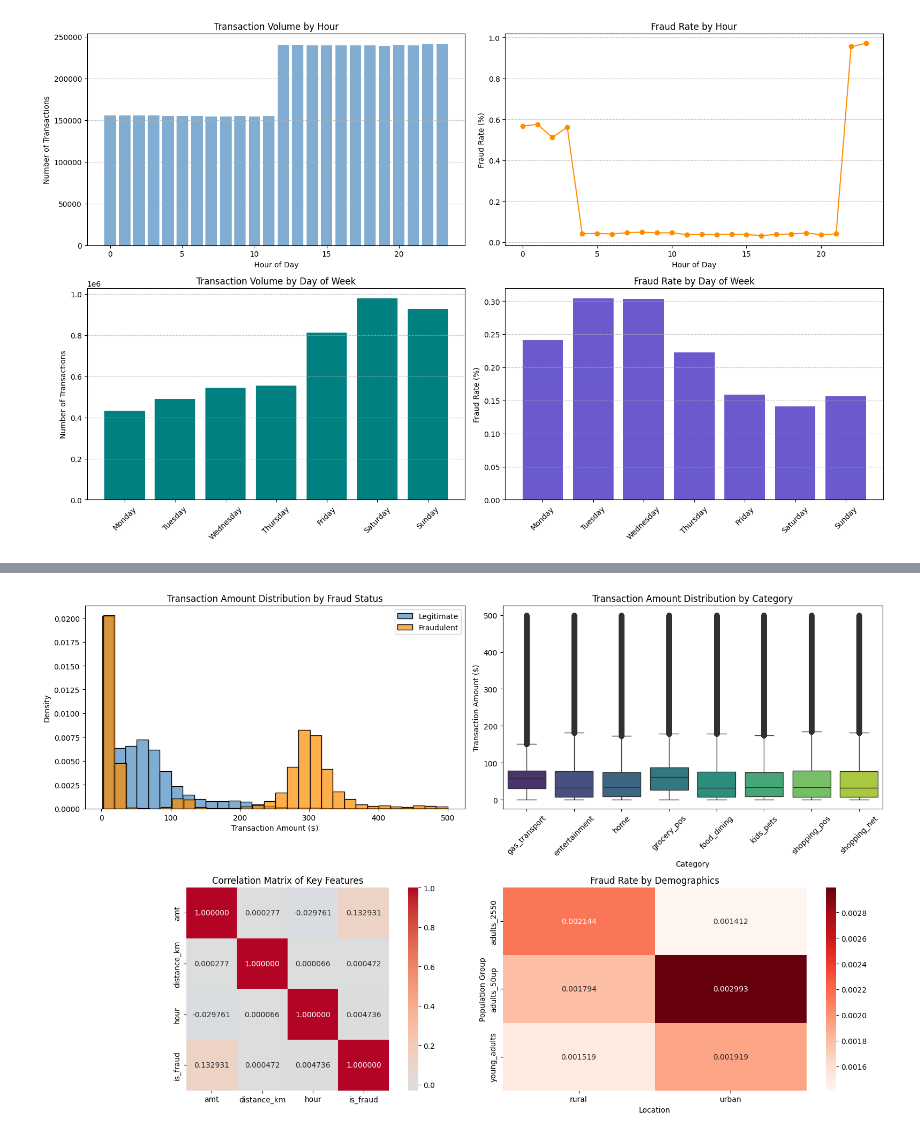
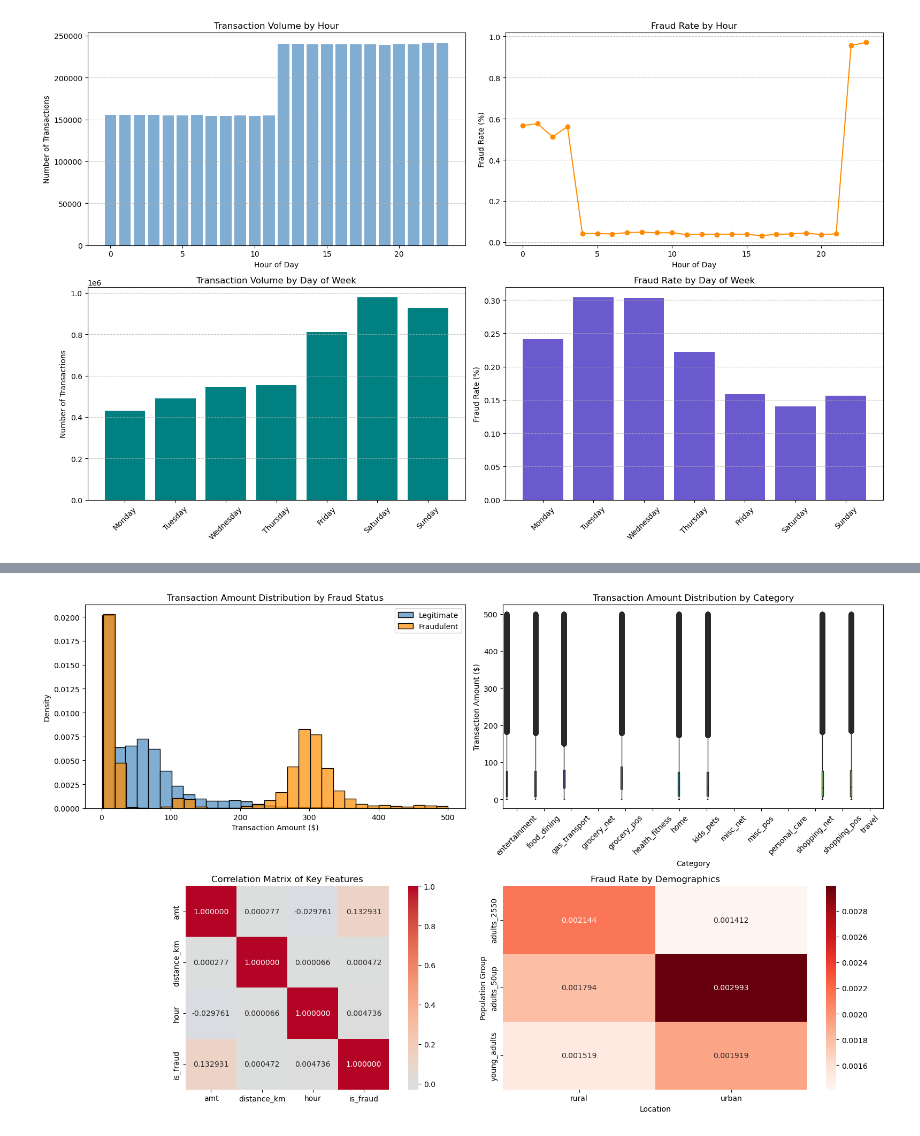
Before and after one commit to lcabrp/card_transactions_analysis, a Jupyter notebook: 02_analysis.ipynb, the cells around one changed output, grey strips where cells are left out. Cells and saved outputs as stored; diff of their text form; code cells hidden in the pictures.

Commit message:
More functions

```diff
--- a/02_analysis.ipynb
+++ b/02_analysis.ipynb
@@ -245,3 +290,8 @@ Loaded 4,740,009 transactions with customer data via SQL JOIN
+# %%
+import useful_functions as uf
+# Playing with the AI functions to optimize the dataframe memory usage
+df_dict_types = uf.analyze_dataframe_for_optimization(transactions_df)
+transactions_df = uf.optimize_df_types(transactions_df, df_dict_types)
 # %%
 # Transaction analysis
 
@@ -464,4 +515,6 @@ upper_limit = 500
 # %%
+
+
 # Enhanced visualizations using seaborn for better statistical plots
 fig, axes = plt.subplots(2, 2, figsize=(16, 10))
 
@@ -481,35 +534,35 @@ axes[0,0].legend()
 # Box plot of transaction amounts by category (top 8 categories)
 top_categories = transactions_df['category'].value_counts().head(8).index
 category_data = transactions_df[transactions_df['category'].isin(top_categories)]
 category_data_limited = category_data[category_data['amt'] <= upper_limit]  # Limit for better visualization
 
 sns.boxplot(data=category_data_limited, x='category', y='amt', ax=axes[0,1], hue = 'category', palette='viridis')
 axes[0,1].set_title('Transaction Amount Distribution by Category')
 axes[0,1].set_xlabel('Category')
 axes[0,1].set_ylabel('Transaction Amount ($)')
 axes[0,1].tick_params(axis='x', rotation=45)
 
 # Correlation heatmap of numerical features
 numerical_cols = ['amt', 'distance_km', 'hour', 'is_fraud']
 correlation_matrix = transactions_df[numerical_cols].corr()
 
 sns.heatmap(correlation_matrix, annot=True, cmap='coolwarm', center=0, fmt='.6f',
             square=True, ax=axes[1,0])
 axes[1,0].set_title('Correlation Matrix of Key Features')
 
 # Fraud rate by population group and location
-fraud_by_demo = transactions_df.groupby(['pop_group', 'location'])['is_fraud'].mean().reset_index()
+fraud_by_demo = transactions_df.groupby(['pop_group', 'location'], observed=True)['is_fraud'].mean().reset_index()
 fraud_pivot = fraud_by_demo.pivot(index='pop_group', columns='location', values='is_fraud')
 
 sns.heatmap(fraud_pivot, annot=True, fmt='.6f', cmap='Reds', ax=axes[1,1])
 axes[1,1].set_title('Fraud Rate by Demographics')
 axes[1,1].set_xlabel('Location')
 axes[1,1].set_ylabel('Population Group')
 
 plt.tight_layout()
 plt.show()
 # %% [output]
-[figure, old version]
+[figure, new version]
 # %%
 # Memory cleanup
 import gc
```
Also changed, not shown: parts of 9 cells of this notebook, 2 other files.
